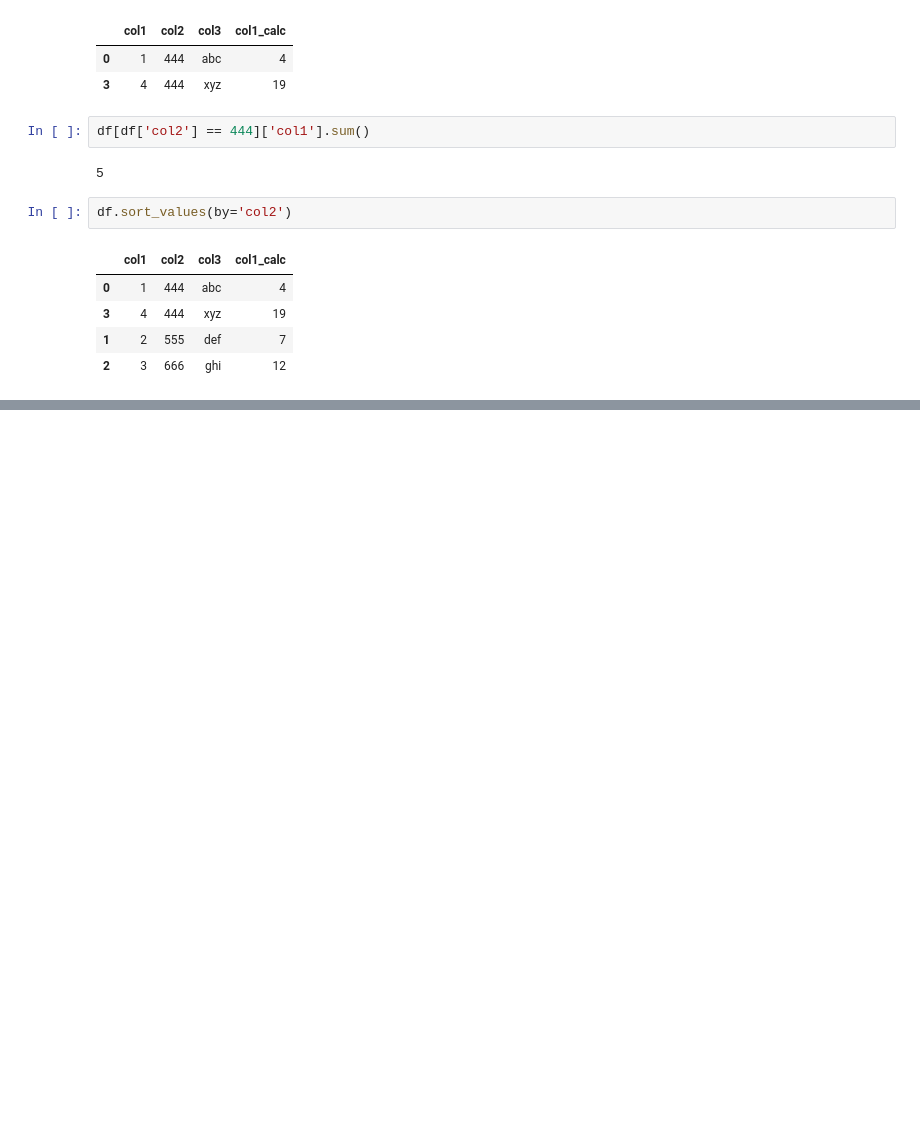
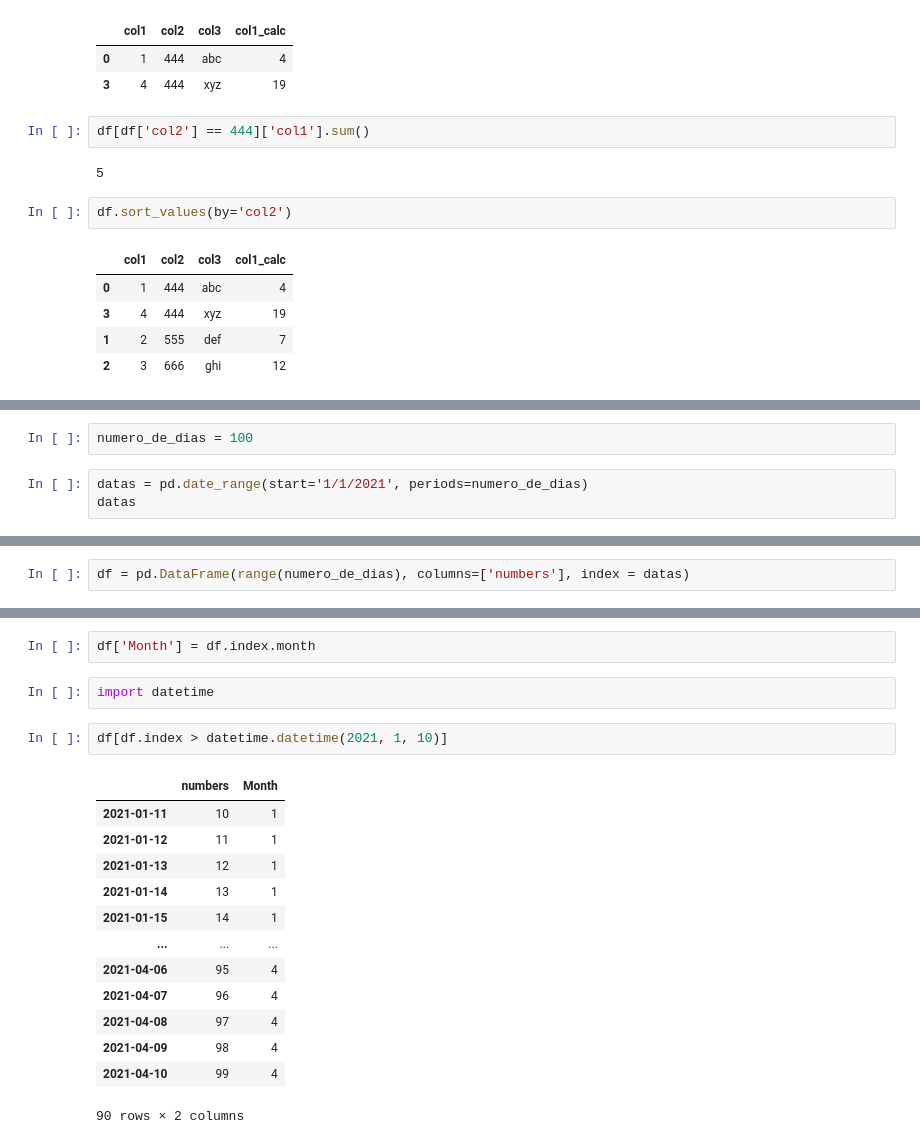
Before and after one commit to iamreinaldo/studies, a Jupyter notebook: python/pandas/Pandas.ipynb, the cells around one changed output, grey strips where cells are left out. Drawn from its saved outputs; the diff is of its cells as text; blank space fills up the shorter version.

```diff
--- a/python/pandas/Pandas.ipynb
+++ b/python/pandas/Pandas.ipynb
@@ -939,0 +942,5 @@ df.sort_values(by='col2')
+# %%
+numero_de_dias = 100
+# %%
+datas = pd.date_range(start='1/1/2021', periods=numero_de_dias)
+datas
@@ -939,0 +965,2 @@ df.sort_values(by='col2')
+# %%
+df = pd.DataFrame(range(numero_de_dias), columns=['numbers'], index = datas)
@@ -939,0 +1051,20 @@ df.sort_values(by='col2')
+# %%
+df['Month'] = df.index.month
+# %%
+import datetime
+# %%
+df[df.index > datetime.datetime(2021, 1, 10)]
+# %% [output]
+|  | numbers | Month |
+| 2021-01-11 | 10 | 1 |
+| 2021-01-12 | 11 | 1 |
+| 2021-01-13 | 12 | 1 |
+| 2021-01-14 | 13 | 1 |
+| 2021-01-15 | 14 | 1 |
+| ... | ... | ... |
+| 2021-04-06 | 95 | 4 |
+| 2021-04-07 | 96 | 4 |
+| 2021-04-08 | 97 | 4 |
+| 2021-04-09 | 98 | 4 |
+| 2021-04-10 | 99 | 4 |
+90 rows × 2 columns
```
Also changed, not shown: parts of 14 cells of this notebook, 2 other files.
